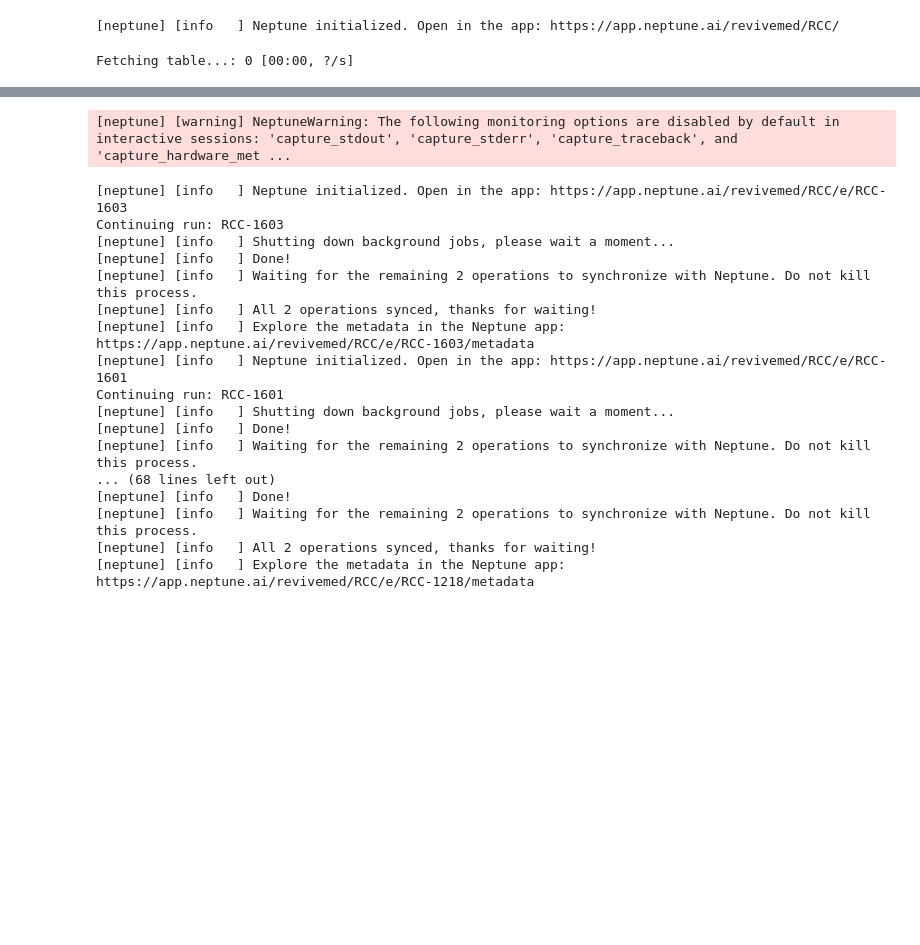
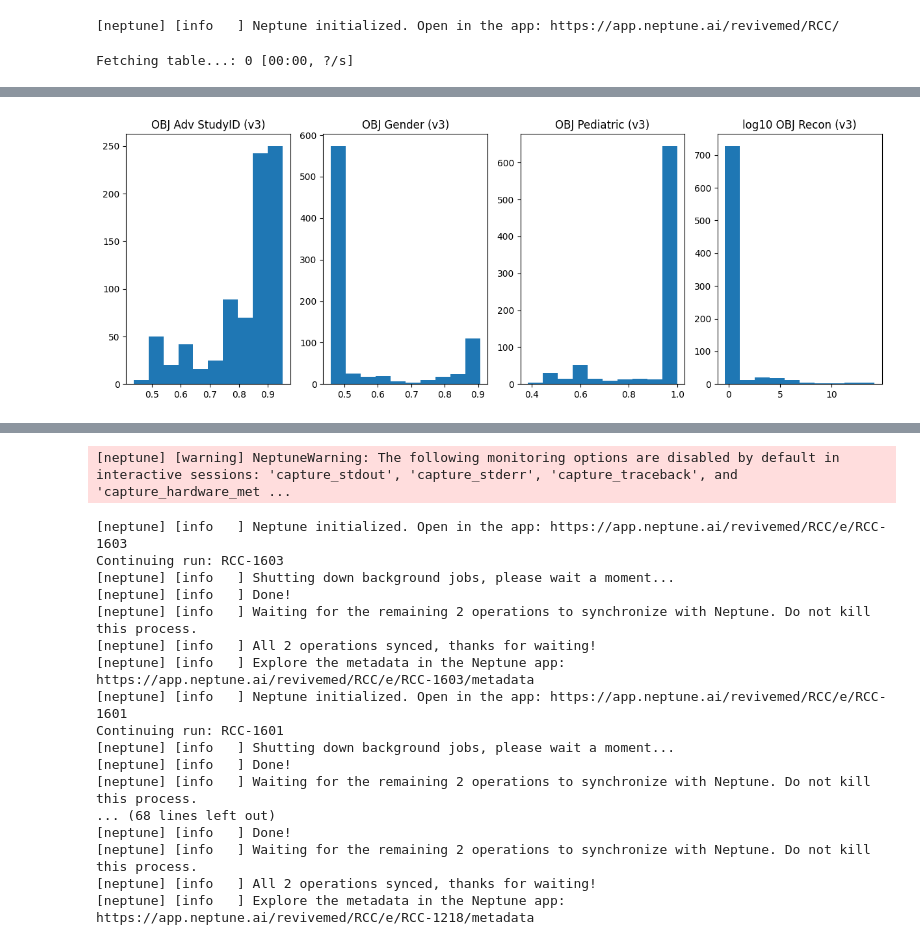
Before and after one commit to ReviveMed/mzEmbed, a Jupyter notebook: ml/choose_best_runs.ipynb, the cells around one changed output, grey strips where cells are left out. Drawn from its saved outputs; the diff is of its cells as text; code cells hidden in the pictures; blank space fills up the shorter version.

```diff
--- a/ml/choose_best_runs.ipynb
+++ b/ml/choose_best_runs.ipynb
@@ -74,0 +83,7 @@ df = remove_outliers(df, obj_cols[1])
+# %%
+col = 'OBJ Recon (v3)'
+new_col = 'log10 OBJ Recon (v3)'
+df[new_col] = np.log10(df[col])
+# remove the old column
+df.drop(col, axis=1, inplace=True)
+objective_cols = [col for col in df.columns if 'OBJ' in col]
@@ -74,0 +100,10 @@ df = remove_outliers(df, obj_cols[1])
+# %%
+fig, axs = plt.subplots(1, len(df.columns), figsize=(15, 5))
+
+for i, col in enumerate(df.columns):
+    axs[i].hist(df[col])
+    axs[i].set_title(col)
+
+plt.show()
+# %% [output]
+[figure, added]
```
Also changed, not shown: parts of 19 cells of this notebook, 2 other files.
